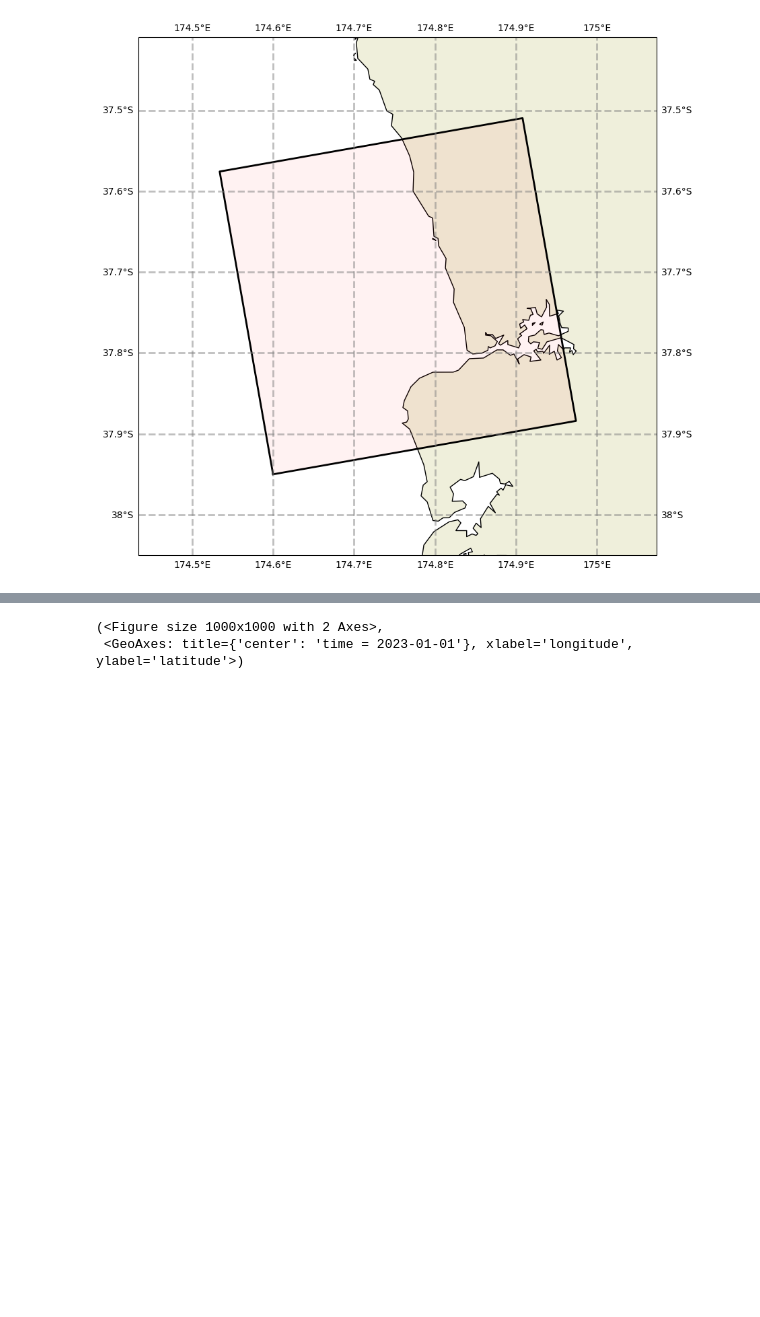
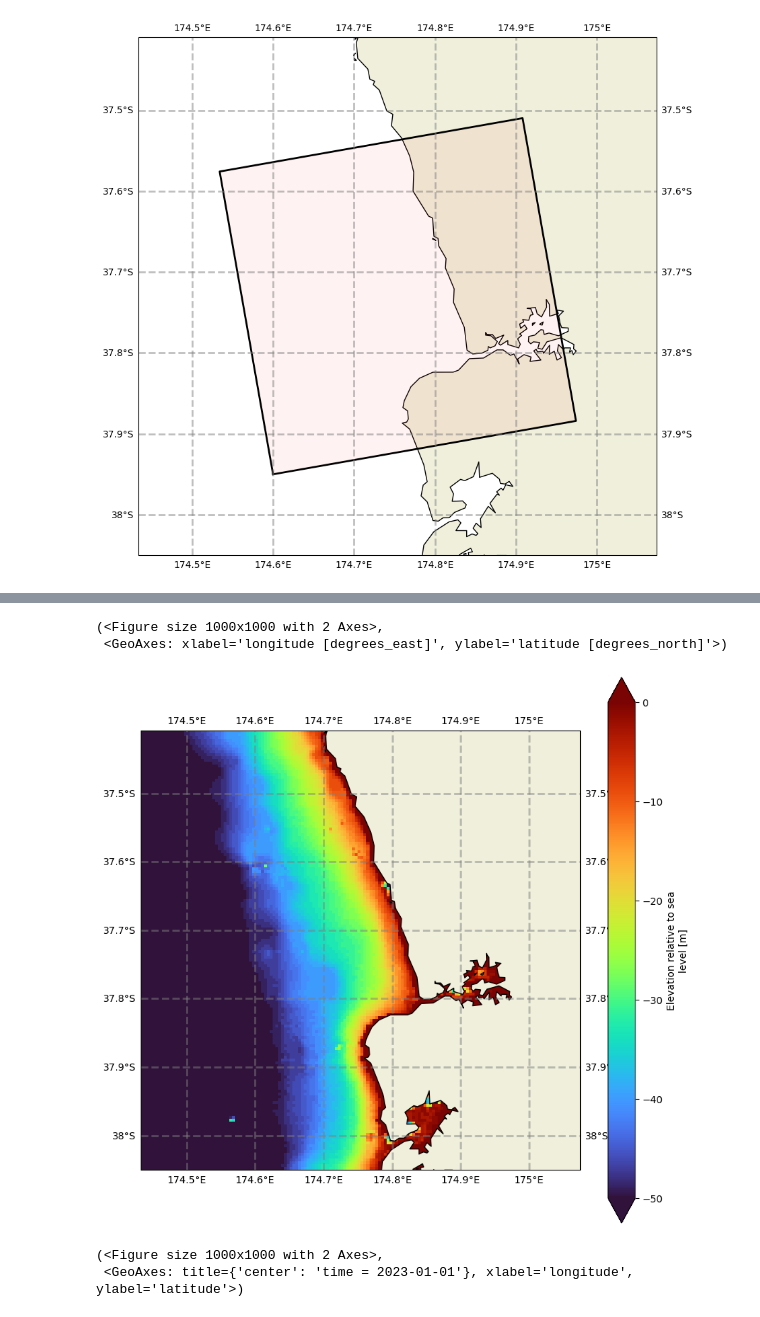
Before and after one commit to sppigot/rompy, a Jupyter notebook: notebooks/oceanum_example.ipynb, the cells around one changed output, grey strips where cells are left out. Saved outputs shown, nothing was run; the diff lists cells and outputs as text; code cells hidden in the pictures; blank space fills up the shorter version.

```diff
--- a/notebooks/oceanum_example.ipynb
+++ b/notebooks/oceanum_example.ipynb
@@ -56,3 +82,12 @@ run.config.grid.plot()
+# %%
+# Plot bottom grid
+
+run.config.forcing.bottom._filter_grid(grid=run.config.grid)
+run.config.forcing.bottom.plot(param='elevation', vmin=-50, vmax=0)
+# %% [output]
+(<Figure size 1000x1000 with 2 Axes>,
+ <GeoAxes: xlabel='longitude [degrees_east]', ylabel='latitude [degrees_north]'>)
+[figure, added]
 # %%
 # Plot a single time step of the wind as a check
 # (note that these next three lines are done internally within the wrapper,
```
Also changed, not shown: parts of 13 cells of this notebook, 1 other file.
